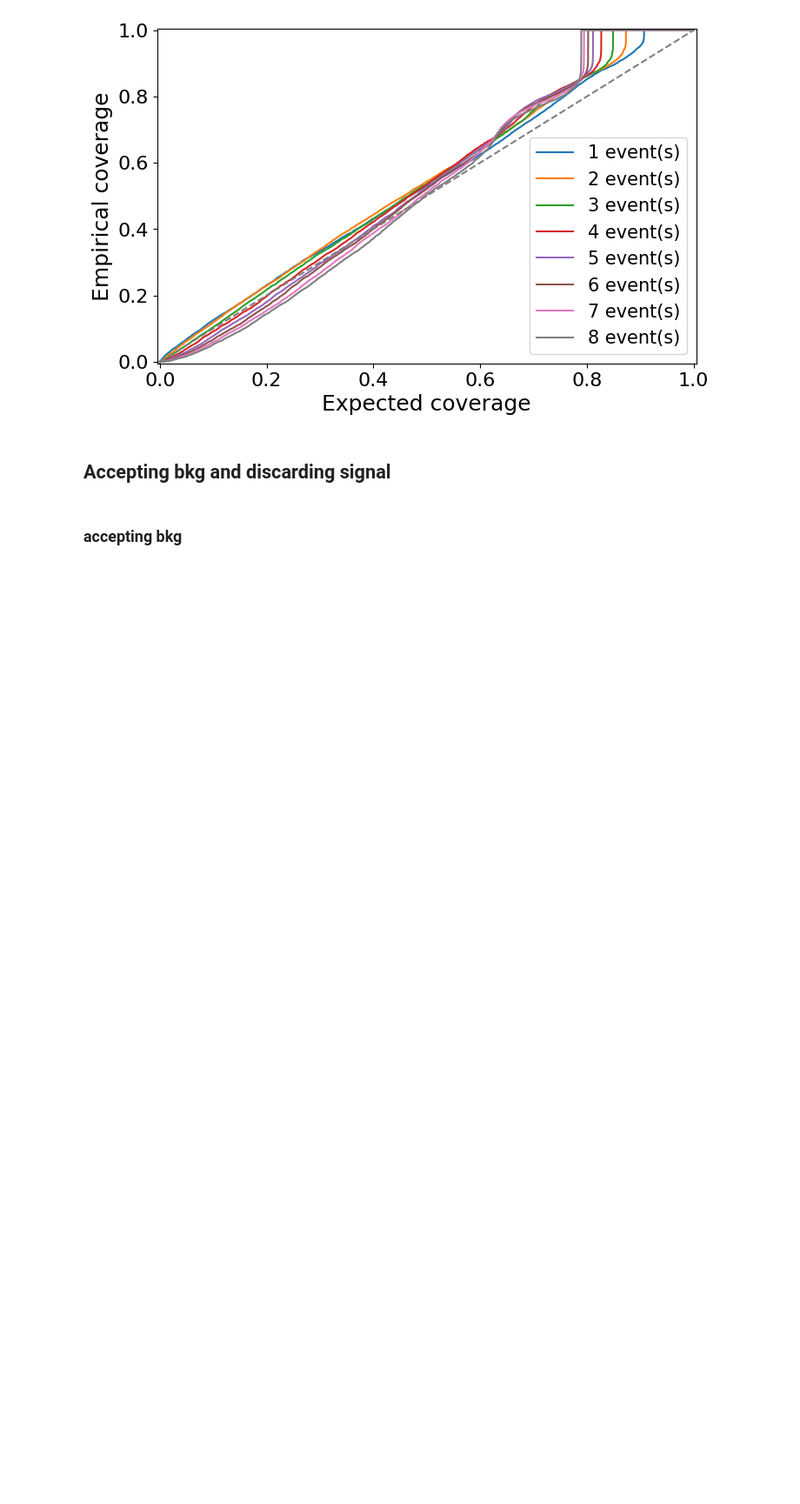
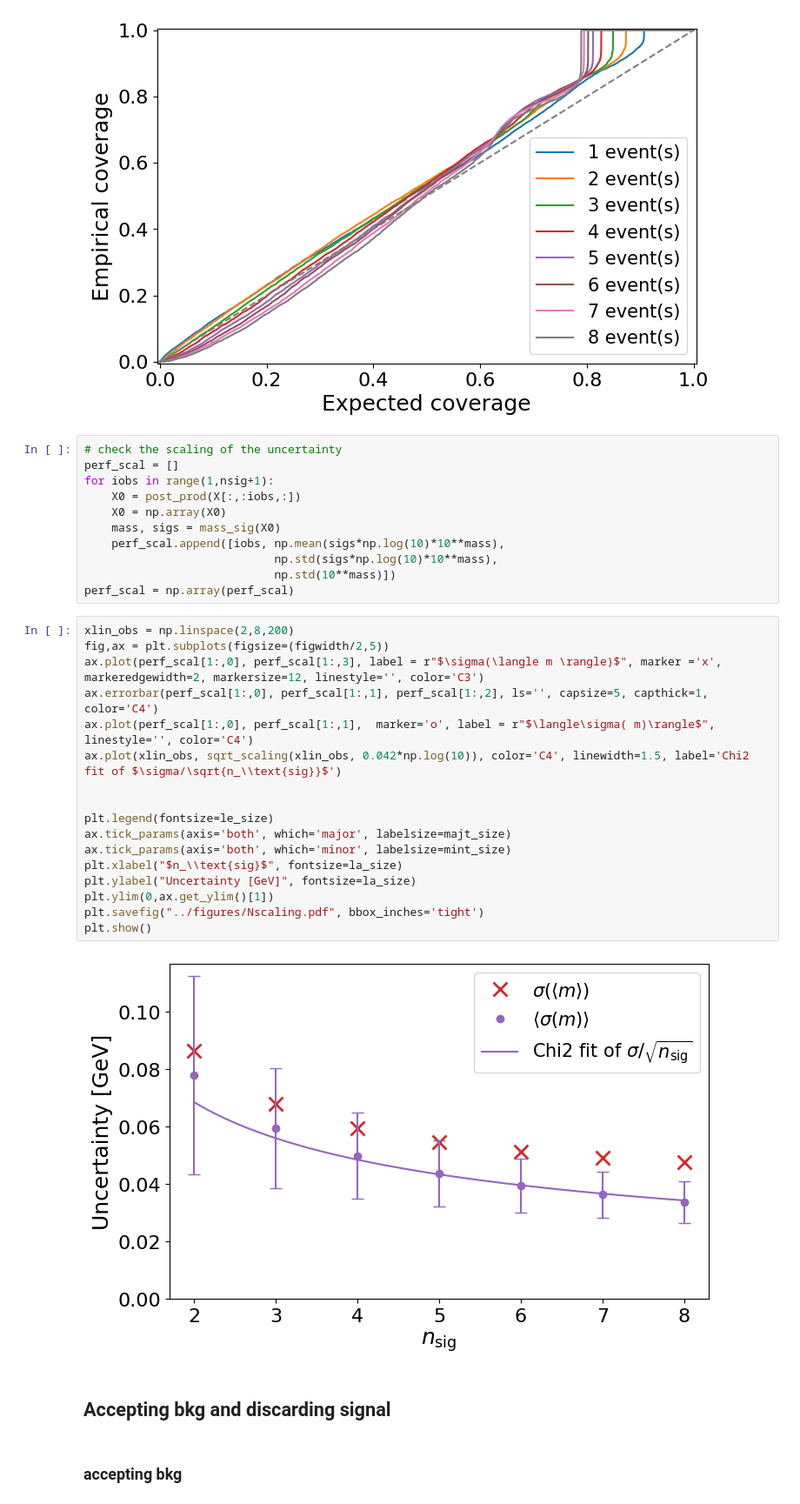
Before and after one commit to amorandini/param_hunt, a Jupyter notebook: notebooks/cl_combination.ipynb, the cells around one changed output. Shown at 87% size. Cells and saved outputs as stored; diff of their text form; blank space fills up the shorter version.

```diff
--- a/notebooks/cl_combination.ipynb
+++ b/notebooks/cl_combination.ipynb
@@ -489,6 +489,36 @@ plt.ylabel("Empirical coverage", fontsize=la_size)
 plt.show()
 # %% [output]
 [figure]
+# %%
+# check the scaling of the uncertainty
+perf_scal = []
+for iobs in range(1,nsig+1):
+    X0 = post_prod(X[:,:iobs,:])
+    X0 = np.array(X0)
+    mass, sigs = mass_sig(X0)
+    perf_scal.append([iobs, np.mean(sigs*np.log(10)*10**mass),
+                            np.std(sigs*np.log(10)*10**mass),
+                            np.std(10**mass)])
+perf_scal = np.array(perf_scal)
+# %%
+xlin_obs = np.linspace(2,8,200)
+fig,ax = plt.subplots(figsize=(figwidth/2,5))
+ax.plot(perf_scal[1:,0], perf_scal[1:,3], label = r"$\sigma(\langle m \rangle)$", marker ='x', markeredgewidth=2, markersize=12, linestyle='', color='C3')
+ax.errorbar(perf_scal[1:,0], perf_scal[1:,1], perf_scal[1:,2], ls='', capsize=5, capthick=1, color='C4')
+ax.plot(perf_scal[1:,0], perf_scal[1:,1],  marker='o', label = r"$\langle\sigma( m)\rangle$", linestyle='', color='C4')
+ax.plot(xlin_obs, sqrt_scaling(xlin_obs, 0.042*np.log(10)), color='C4', linewidth=1.5, label='Chi2 fit of $\sigma/\sqrt{n_\\text{sig}}$')
+
+
+plt.legend(fontsize=le_size)
+ax.tick_params(axis='both', which='major', labelsize=majt_size)
+ax.tick_params(axis='both', which='minor', labelsize=mint_size)
+plt.xlabel("$n_\\text{sig}$", fontsize=la_size)
+plt.ylabel("Uncertainty [GeV]", fontsize=la_size)
+plt.ylim(0,ax.get_ylim()[1])
+plt.savefig("../figures/Nscaling.pdf", bbox_inches='tight')
+plt.show()
+# %% [output]
+[figure, added]
 # %% [markdown]
 ## Accepting bkg and discarding signal
 # %% [markdown]
```
Also changed, not shown: parts of 1 cell of this notebook.
